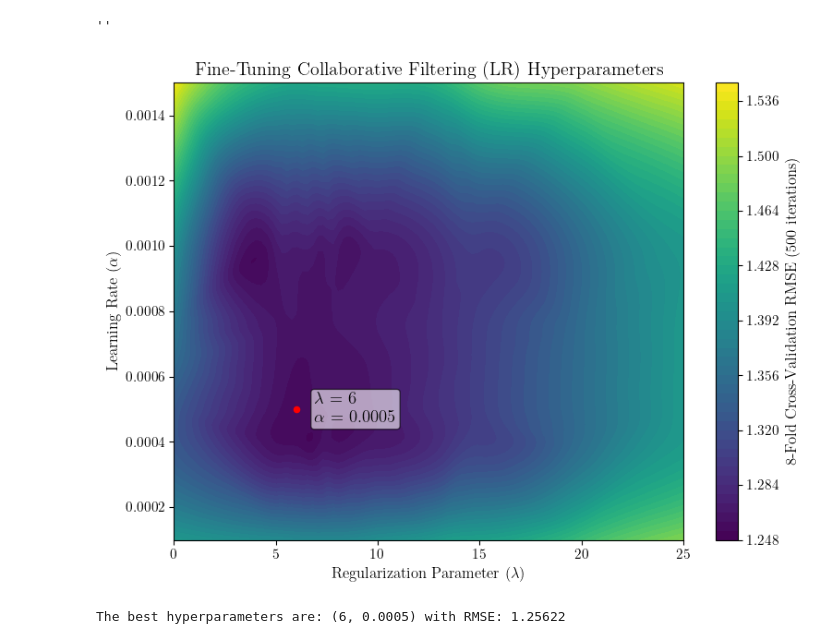
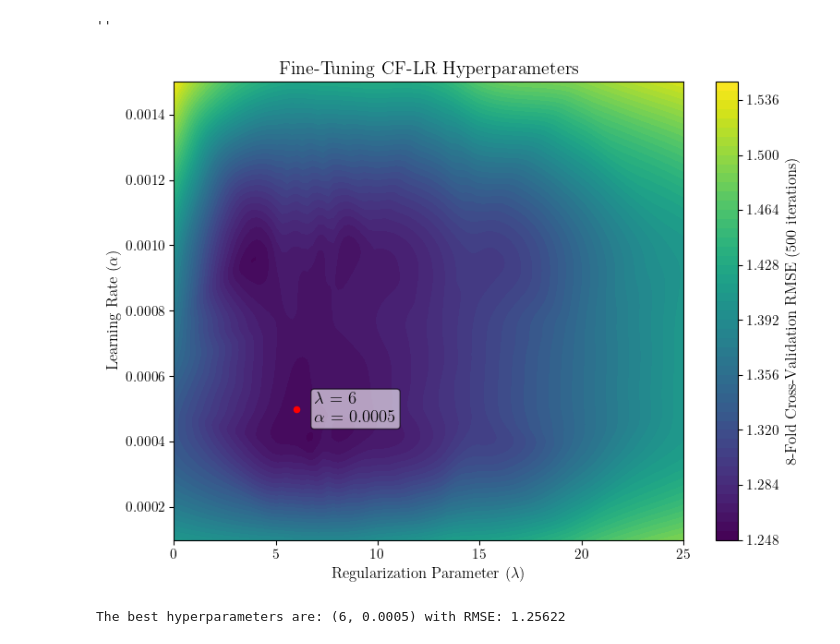
Before and after one commit to jepe06/Project2--Recommender-System, a Jupyter notebook: 03 model01.ipynb, the cells around one changed output. Drawn from its saved outputs; the diff is of its cells as text; code cells hidden in the pictures.

```diff
--- a/03 model01.ipynb
+++ b/03 model01.ipynb
@@ -265,36 +265,36 @@ x, y = points[:, 0], points[:, 1]
 z = np.array(list(results.values()))
 
 # Create a grid for interpolation
 xi = np.linspace(min(x), max(x), 100)
 yi = np.linspace(min(y), max(y), 100)
 xi, yi = np.meshgrid(xi, yi)
 
 # Interpolate z values onto the grid
 zi = griddata(points, z, (xi, yi), method='cubic') #nearest, cubic, linear
 
 # Plot the topographic map
 plt.figure(figsize=(8, 6))
 contour = plt.contourf(xi, yi, zi, levels=50, cmap='viridis')
 plt.colorbar(contour, label='8-Fold Cross-Validation RMSE (500 iterations)')
 best_lambda, best_alpha = 6, 0.0005
 plt.scatter(best_lambda, best_alpha, color='red', s=20)
 plt.text(
     best_lambda * 1.15,
     best_alpha,
     r"$\lambda$ = " + f"{best_lambda}\n" + r"$\alpha$ = " + str(best_alpha),
     fontsize=13.5,
     color='black',
     va = 'center',
     bbox=dict(facecolor='white', edgecolor='black', boxstyle='round,pad=0.2', alpha=0.6)
 )
-plt.title('Fine-Tuning Collaborative Filtering (LR) Hyperparameters')
+plt.title('Fine-Tuning CF-LR Hyperparameters')
 plt.xlabel(r'Regularization Parameter ($\lambda$)')
 plt.ylabel(r'Learning Rate ($\alpha$)')
 plt.tight_layout()
-#plt.savefig("assets/model01_hyperparametres.png")
+plt.savefig("assets/model01_hyperparametres.png")
 plt.show()
 # %% [output]
-[figure, old version]
+[figure, new version]
 # %%
 # choose the best hyperparameters
 best_lambda, best_alpha = 6, 0.0005
```
Also changed, not shown: parts of 5 cells of this notebook, 14 other files.
